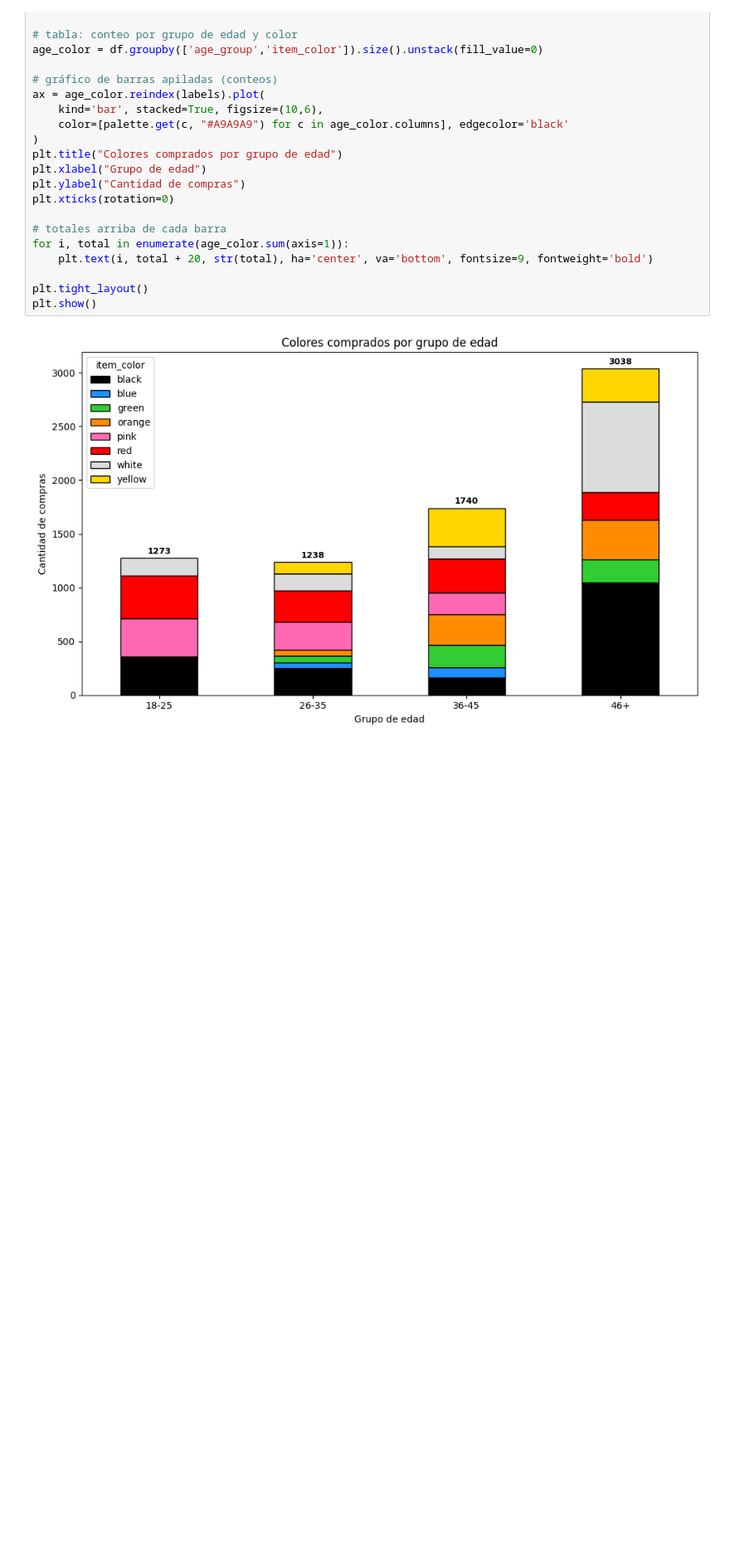
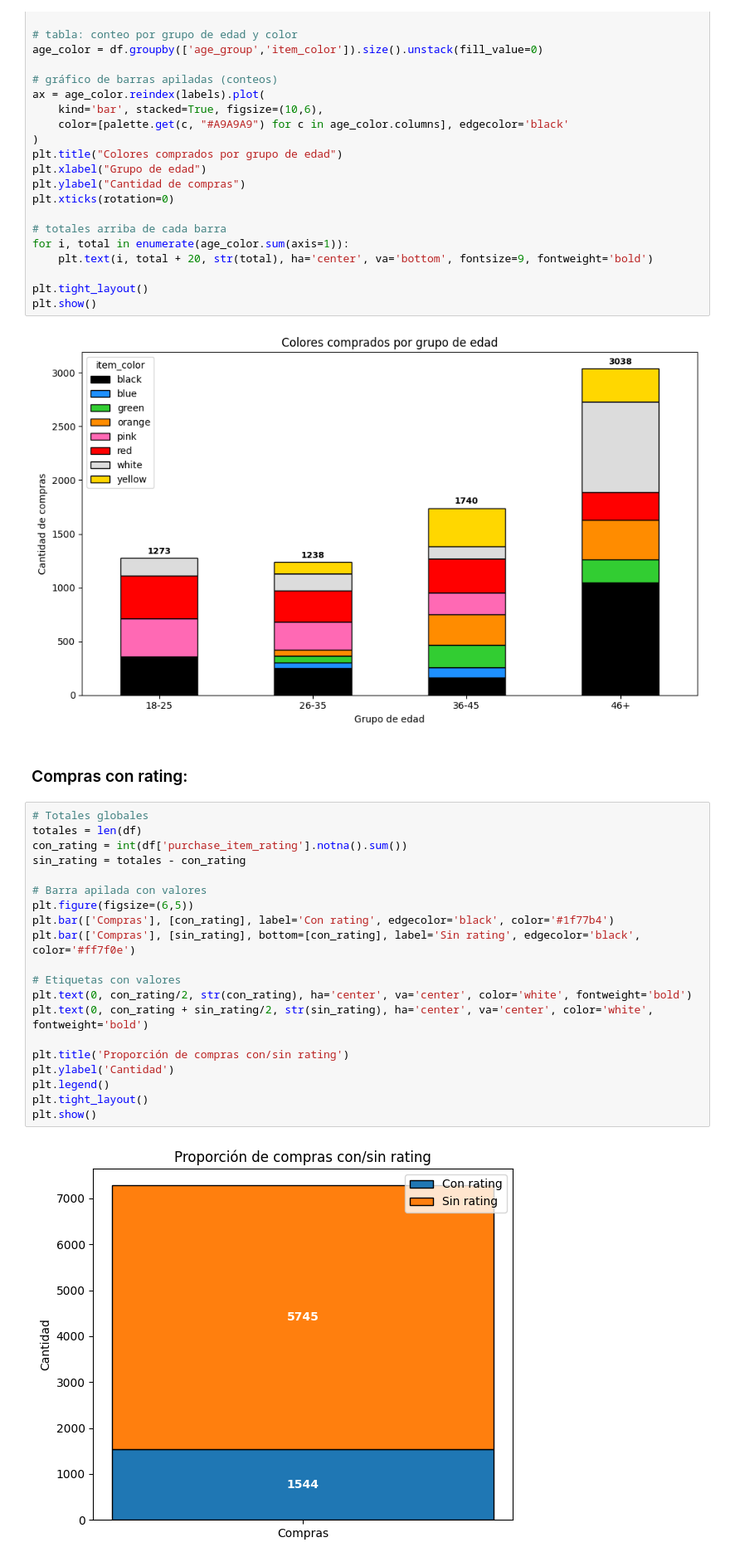
Before and after one commit to marflowersmar/ML25_MD_2025, a Jupyter notebook: src/ml25/P01_avance/Analisis_exploratorio.ipynb, the cells around one changed output. Shown at 83% size. Saved outputs shown, nothing was run; the diff lists cells and outputs as text; blank space fills up the shorter version.

```diff
--- a/src/ml25/P01_avance/Analisis_exploratorio.ipynb
+++ b/src/ml25/P01_avance/Analisis_exploratorio.ipynb
@@ -471,3 +472,27 @@ plt.tight_layout()
 plt.show()
 # %% [output]
 [figure]
+# %% [markdown]
+### Compras con rating:
+# %%
+# Totales globales
+totales = len(df)
+con_rating = int(df['purchase_item_rating'].notna().sum())
+sin_rating = totales - con_rating
+
+# Barra apilada con valores
+plt.figure(figsize=(6,5))
+plt.bar(['Compras'], [con_rating], label='Con rating', edgecolor='black', color='#1f77b4')
+plt.bar(['Compras'], [sin_rating], bottom=[con_rating], label='Sin rating', edgecolor='black', color='#ff7f0e')
+
+# Etiquetas con valores
+plt.text(0, con_rating/2, str(con_rating), ha='center', va='center', color='white', fontweight='bold')
+plt.text(0, con_rating + sin_rating/2, str(sin_rating), ha='center', va='center', color='white', fontweight='bold')
+
+plt.title('Proporción de compras con/sin rating')
+plt.ylabel('Cantidad')
+plt.legend()
+plt.tight_layout()
+plt.show()
+# %% [output]
+[figure, added]
```
Also changed, not shown: parts of 6 cells of this notebook.
